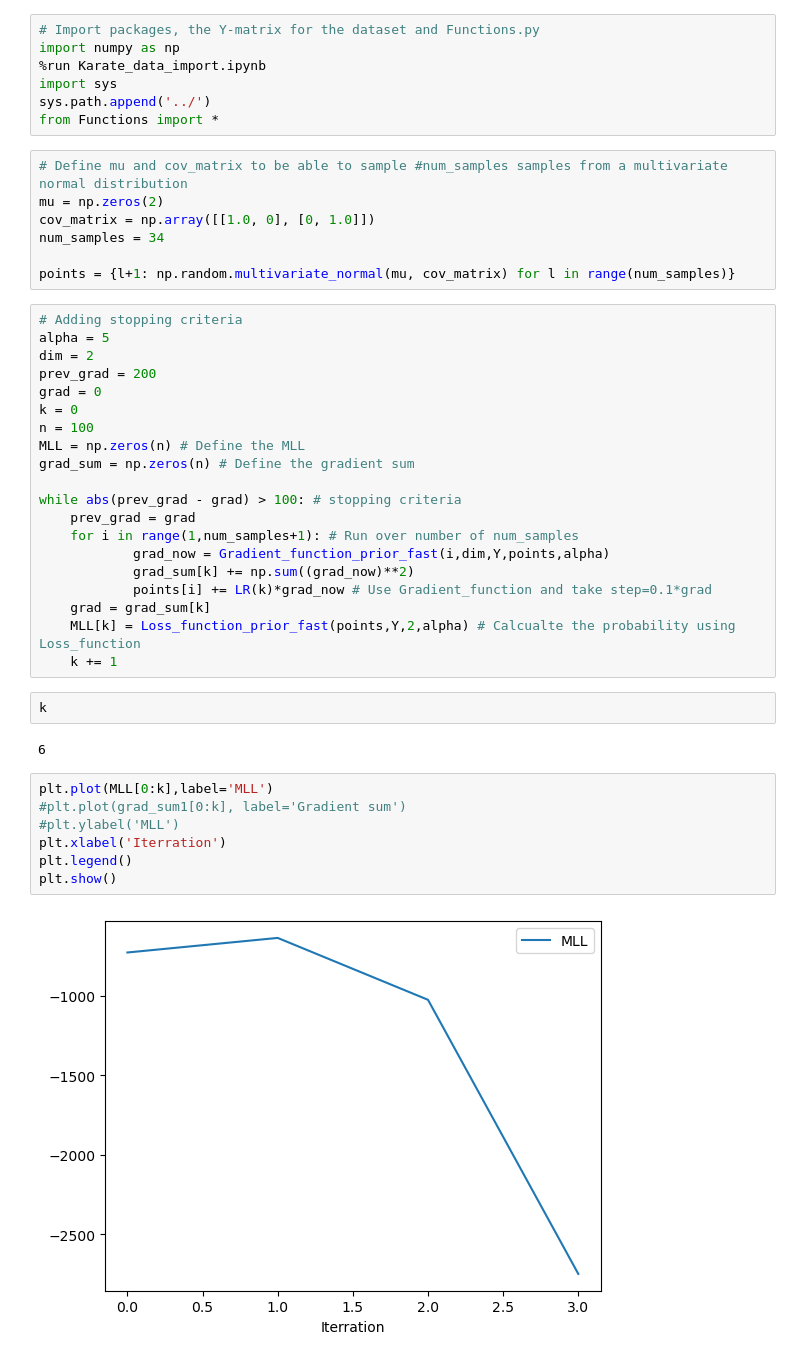
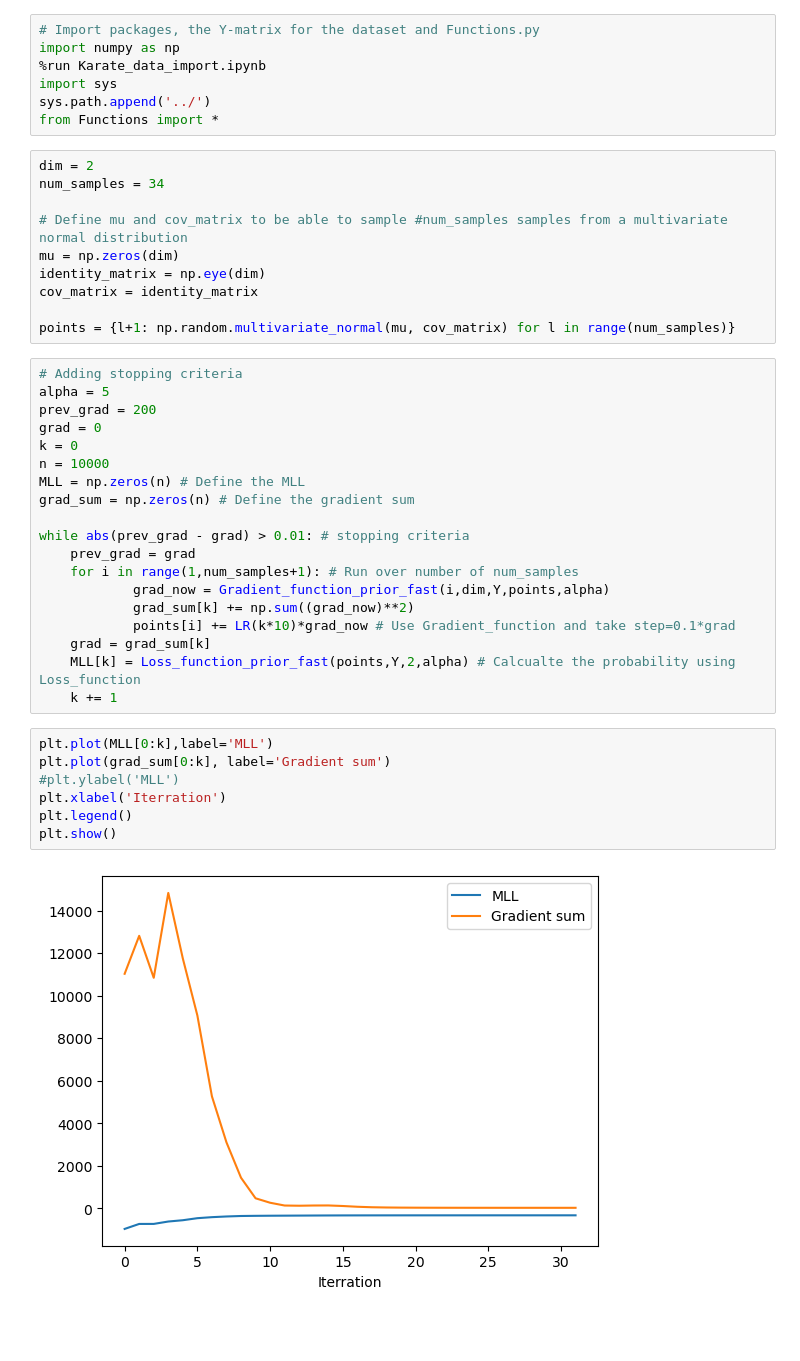
Before and after one commit to SigneDjernis/Latent_Distance_Models, a Jupyter notebook: Karate dataset/Karate_socialSpace prior.ipynb, the cells around one changed output. Saved outputs shown, nothing was run; the diff lists cells and outputs as text; blank space fills up the shorter version.

```diff
--- a/Karate dataset/Karate_socialSpace prior.ipynb
+++ b/Karate dataset/Karate_socialSpace prior.ipynb
@@ -6,45 +6,43 @@ import sys
 sys.path.append('../')
 from Functions import *
 # %%
-# Define mu and cov_matrix to be able to sample #num_samples samples from a multivariate normal distribution
-mu = np.zeros(2)
-cov_matrix = np.array([[1.0, 0], [0, 1.0]])
+dim = 2
 num_samples = 34
 
+# Define mu and cov_matrix to be able to sample #num_samples samples from a multivariate normal distribution
+mu = np.zeros(dim)
+identity_matrix = np.eye(dim)
+cov_matrix = identity_matrix
+
 points = {l+1: np.random.multivariate_normal(mu, cov_matrix) for l in range(num_samples)}
 # %%
 # Adding stopping criteria
 alpha = 5
-dim = 2
 prev_grad = 200
 grad = 0
 k = 0
-n = 100
+n = 10000
 MLL = np.zeros(n) # Define the MLL
 grad_sum = np.zeros(n) # Define the gradient sum
 
-while abs(prev_grad - grad) > 100: # stopping criteria
+while abs(prev_grad - grad) > 0.01: # stopping criteria
     prev_grad = grad
     for i in range(1,num_samples+1): # Run over number of num_samples
             grad_now = Gradient_function_prior_fast(i,dim,Y,points,alpha)
             grad_sum[k] += np.sum((grad_now)**2)
-            points[i] += LR(k)*grad_now # Use Gradient_function and take step=0.1*grad
+            points[i] += LR(k*10)*grad_now # Use Gradient_function and take step=0.1*grad
     grad = grad_sum[k]
     MLL[k] = Loss_function_prior_fast(points,Y,2,alpha) # Calcualte the probability using Loss_function
     k += 1
-# %%
-k
-# %% [output]
-6
 # %%
 plt.plot(MLL[0:k],label='MLL')
-#plt.plot(grad_sum1[0:k], label='Gradient sum')
+plt.plot(grad_sum[0:k], label='Gradient sum')
 #plt.ylabel('MLL')
 plt.xlabel('Iterration')
 plt.legend()
 plt.show()
 # %% [output]
-[figure, old version]
+[figure, new version]
 # %%
 plt.figure(figsize=(8, 6))
 
```
Also changed, not shown: parts of 2 cells of this notebook, 1 other file.
